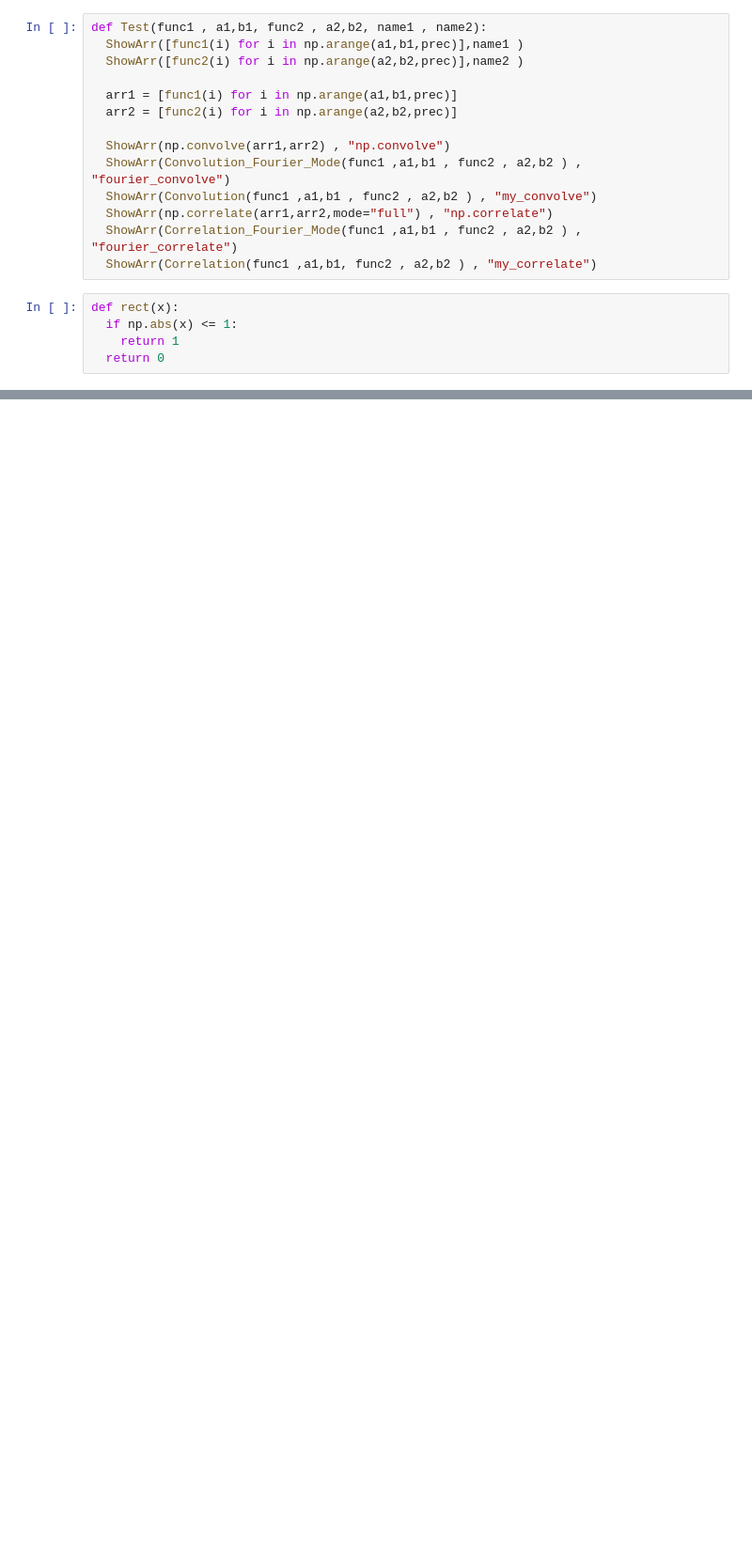
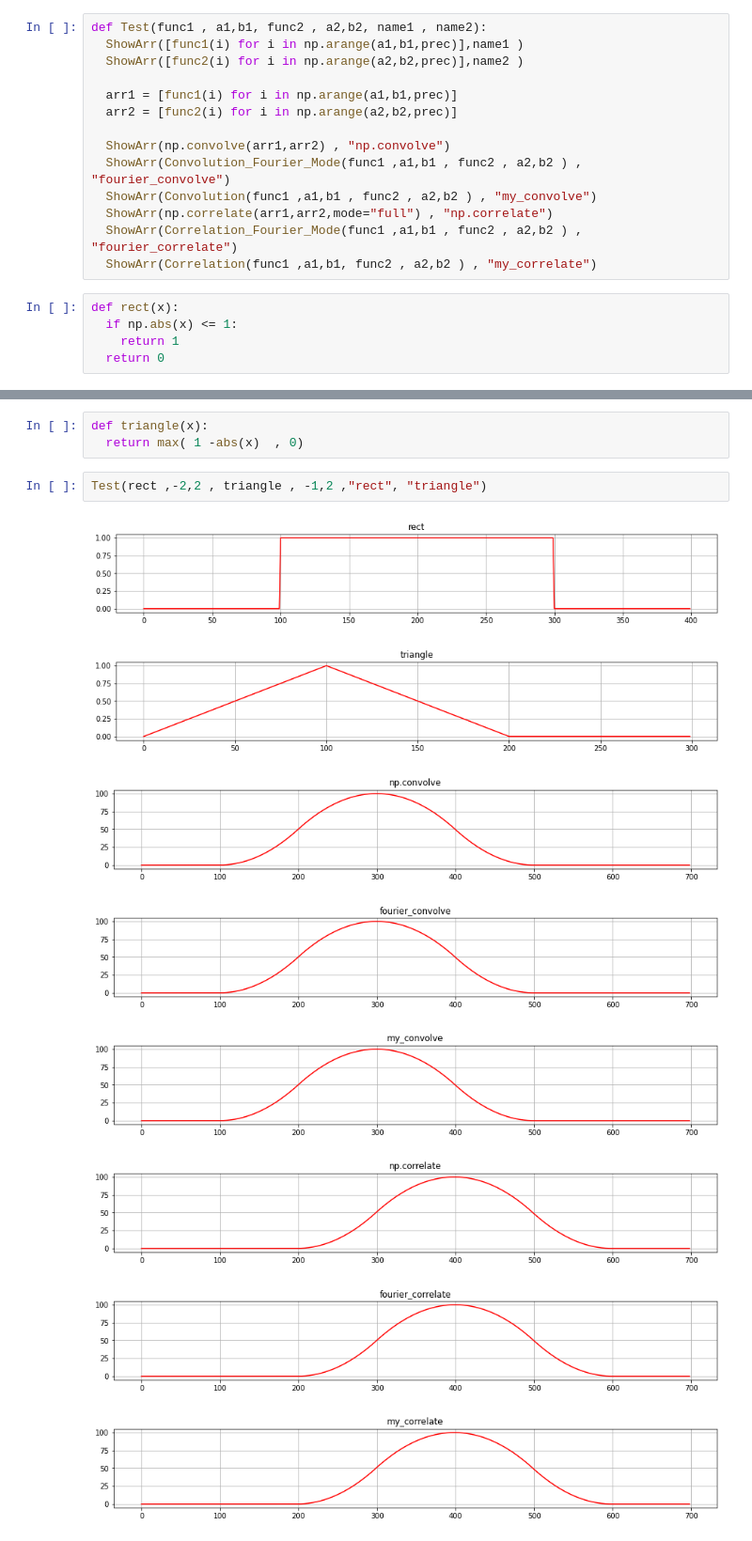
Before and after one commit to pishchev/Data-processing-methods, a Jupyter notebook: Convolution.ipynb, the cells around one changed output, grey strips where cells are left out. Shown: that part at 94% size. Saved outputs shown, nothing was run; the diff lists cells and outputs as text; blank space fills up the shorter version.

```diff
--- a/Convolution.ipynb
+++ b/Convolution.ipynb
@@ -93,0 +94,14 @@ Test(rect ,-2,2 , rect , -7,2 ,"rect1", "rect2")
+# %%
+def triangle(x):
+  return max( 1 -abs(x)  , 0)
+# %%
+Test(rect ,-2,2 , triangle , -1,2 ,"rect", "triangle")
+# %% [output]
+[figure, added]
+[figure, added]
+[figure, added]
+[figure, added]
+[figure, added]
+[figure, added]
+[figure, added]
+[figure, added]
```
Also changed, not shown: parts of 6 cells of this notebook.
